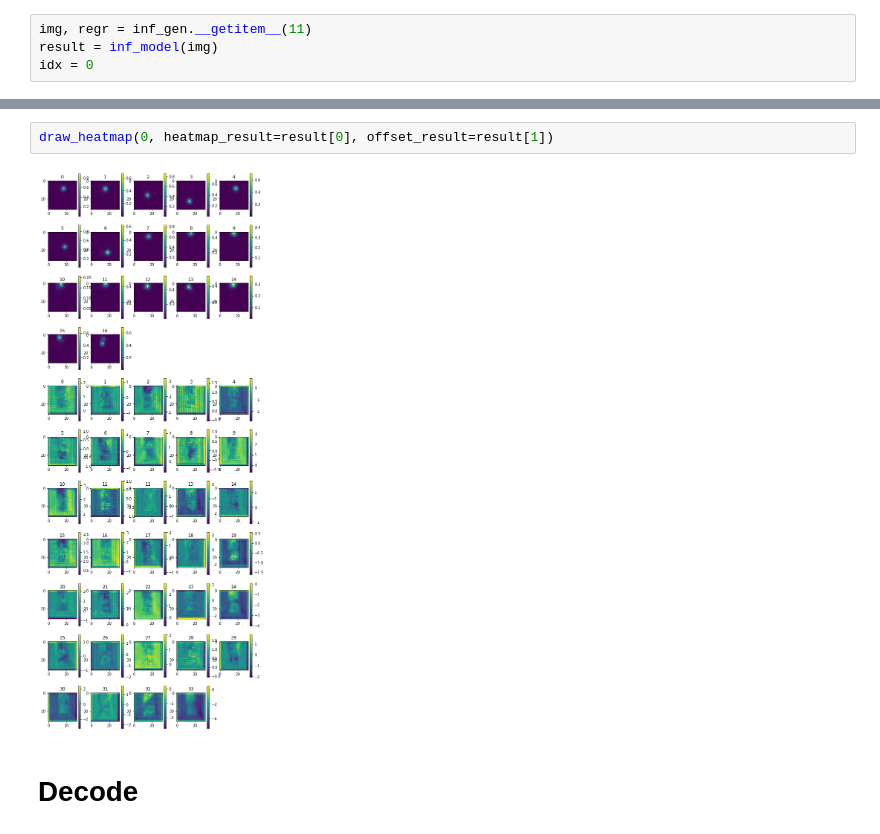
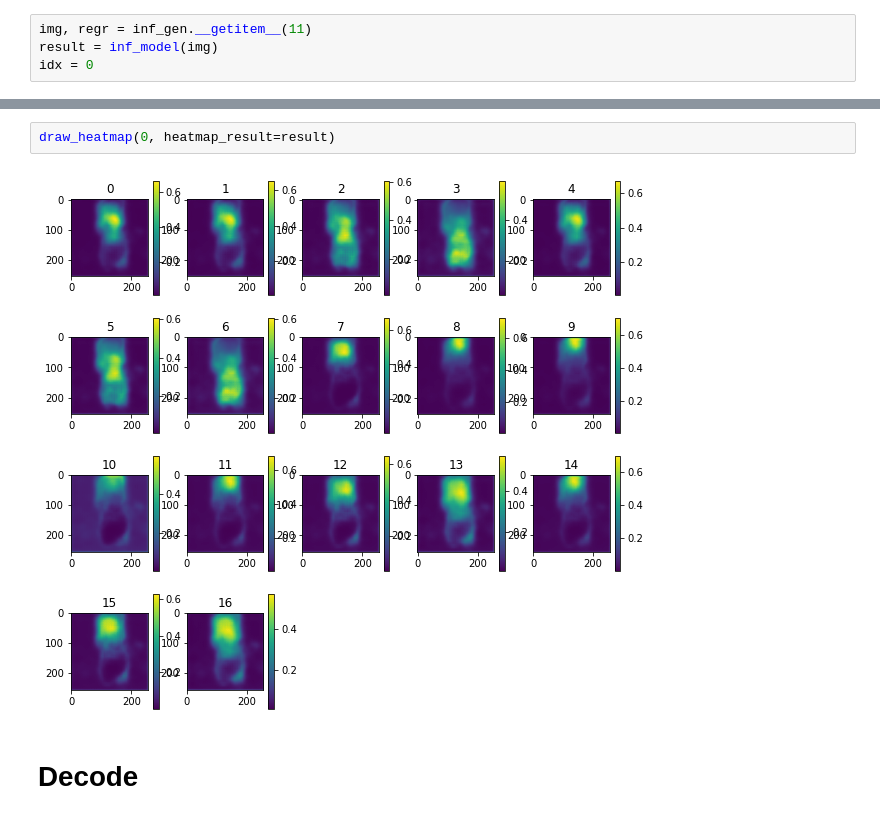
Before and after one commit to EverySports/Deep-Learning, a Jupyter notebook: Decode.ipynb, the cells around one changed output, grey strips where cells are left out. Cells and saved outputs as stored; diff of their text form.

```diff
--- a/Decode.ipynb
+++ b/Decode.ipynb
@@ -90,7 +88,7 @@ draw_heatmap(0, *regr)
 # %%
-draw_heatmap(0, heatmap_result=result[0], offset_result=result[1])
+draw_heatmap(0, heatmap_result=result)
 # %% [output]
-[figure, old version]
+[figure, new version]
 # %% [markdown]
 # Decode
 # %%
```
Also changed, not shown: parts of 4 cells of this notebook.
